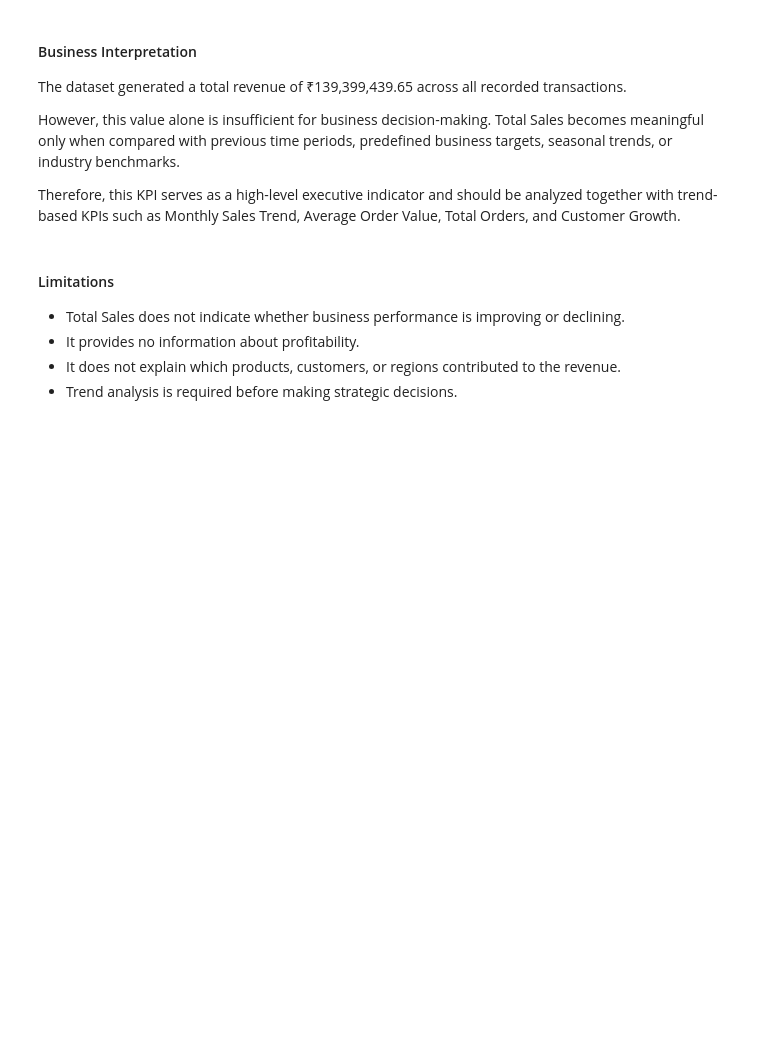
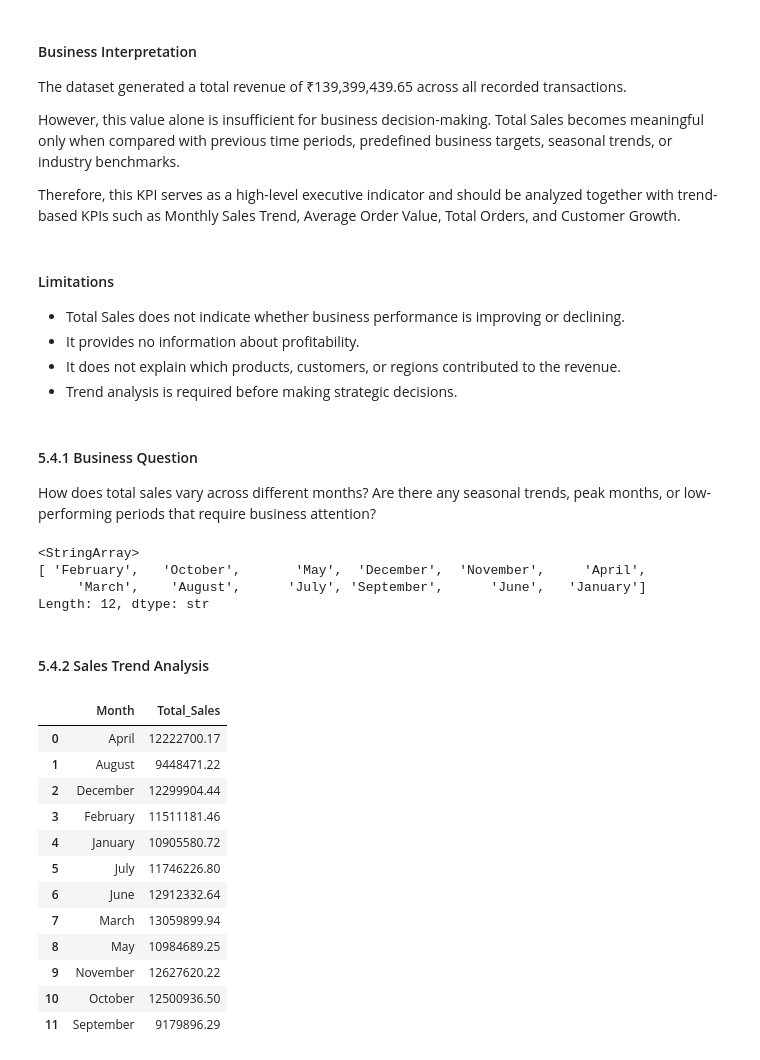
Before and after one commit to Sunita-lab/ApexPlanet-Internship-Ecommerce-Customer-Analytics, a Jupyter notebook: task 03 - BI dashboard/notebooks/task_03_business_intelligence_dashboard.ipynb, the cells around one changed output. Cells and saved outputs as stored; diff of their text form; code cells hidden in the pictures; blank space fills up the shorter version.

Commit message:
feat(task-03): finalize notebook analysis

```diff
--- a/task 03 - BI dashboard/notebooks/task_03_business_intelligence_dashboard.ipynb
+++ b/task 03 - BI dashboard/notebooks/task_03_business_intelligence_dashboard.ipynb
@@ -210,6 +210,9 @@ df = pd.read_csv("../../task 02 - EDA and business analytics/cleaned_ecommerce_d
 print("Dataset loaded successfully.")
 # %% [output]
 Dataset loaded successfully.
+# %%
+# Convert Order_Date to datetime
+df["Order_Date"] = pd.to_datetime(df["Order_Date"])
 # %% [markdown]
 ### 5.3 Quick Dataset Validation
 
@@ -280,3 +283,40 @@ Therefore, this KPI serves as a high-level executive indicator and should be ana
 - It provides no information about profitability.
 - It does not explain which products, customers, or regions contributed to the revenue.
 - Trend analysis is required before making strategic decisions.
+# %% [markdown]
+#### 5.4.1 Business Question
+
+How does total sales vary across different months? Are there any seasonal trends, peak months, or low-performing periods that require business attention?
+# %%
+# Check available month values
+print(df["Month"].unique())
+# %% [output]
+<StringArray>
+[ 'February',   'October',       'May',  'December',  'November',     'April',
+     'March',    'August',      'July', 'September',      'June',   'January']
+Length: 12, dtype: str
+# %% [markdown]
+#### 5.4.2 Sales Trend Analysis
+# %%
+# Monthly Sales Trend
+monthly_sales = (
+    df.groupby("Month")["Total_Sales"]
+      .sum()
+      .reset_index()
+)
+
+monthly_sales
+# %% [output]
+|  | Month | Total_Sales |
+| 0 | April | 12222700.17 |
+| 1 | August | 9448471.22 |
+| 2 | December | 12299904.44 |
+| 3 | February | 11511181.46 |
+| 4 | January | 10905580.72 |
+| 5 | July | 11746226.80 |
+| 6 | June | 12912332.64 |
+| 7 | March | 13059899.94 |
+| 8 | May | 10984689.25 |
+| 9 | November | 12627620.22 |
+| 10 | October | 12500936.50 |
+| 11 | September | 9179896.29 |
```
Also changed, not shown: parts of 25 cells of this notebook.
